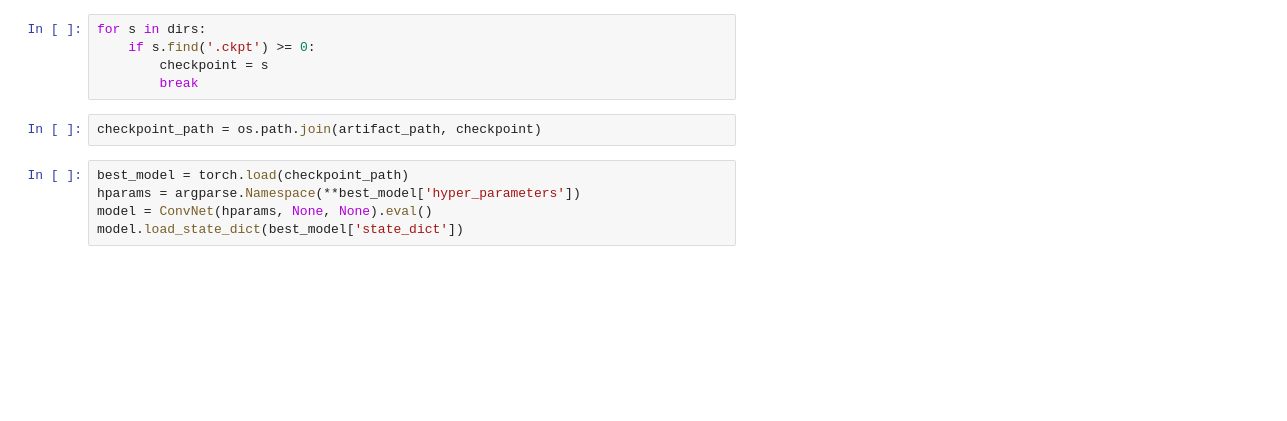
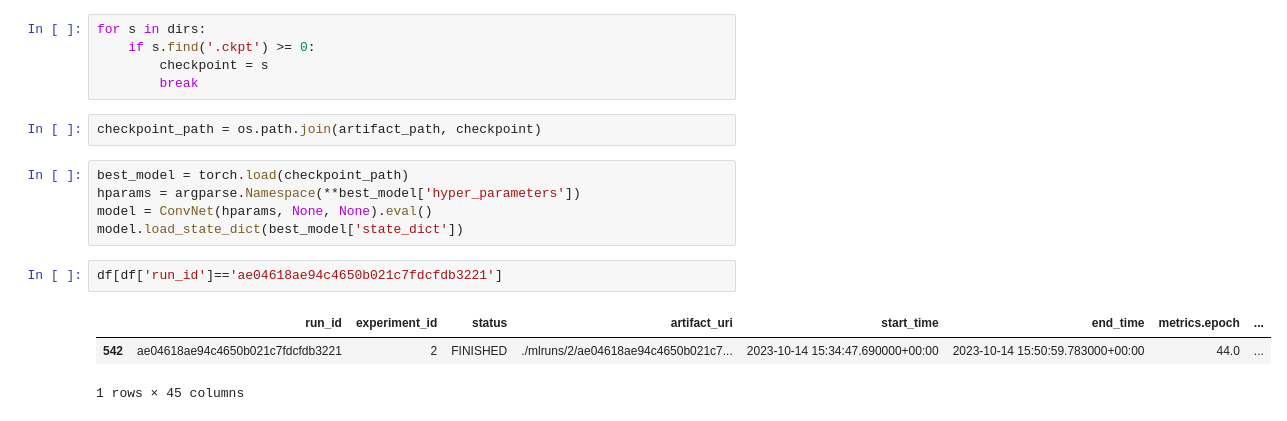
Before and after one commit to Schuh93/sem_seg_s2cnn, a Jupyter notebook: examples/mnist_adv/database_inspection.ipynb, the cells around one changed output. Cells and saved outputs as stored; diff of their text form; blank space fills up the shorter version.

```diff
--- a/examples/mnist_adv/database_inspection.ipynb
+++ b/examples/mnist_adv/database_inspection.ipynb
@@ -118,3 +118,9 @@ best_model = torch.load(checkpoint_path)
 hparams = argparse.Namespace(**best_model['hyper_parameters'])
 model = ConvNet(hparams, None, None).eval()
 model.load_state_dict(best_model['state_dict'])
+# %%
+df[df['run_id']=='ae04618ae94c4650b021c7fdcfdb3221']
+# %% [output]
+|  | run_id | experiment_id | status | artifact_uri | start_time | end_time | metrics.epoch | ... |
+| 542 | ae04618ae94c4650b021c7fdcfdb3221 | 2 | FINISHED | ./mlruns/2/ae04618ae94c4650b021c7... | 2023-10-14 15:34:47.690000+00:00 | 2023-10-14 15:50:59.783000+00:00 | 44.0 | ... |
+1 rows × 45 columns
```
Also changed, not shown: parts of 4 cells of this notebook, 8 other files.
